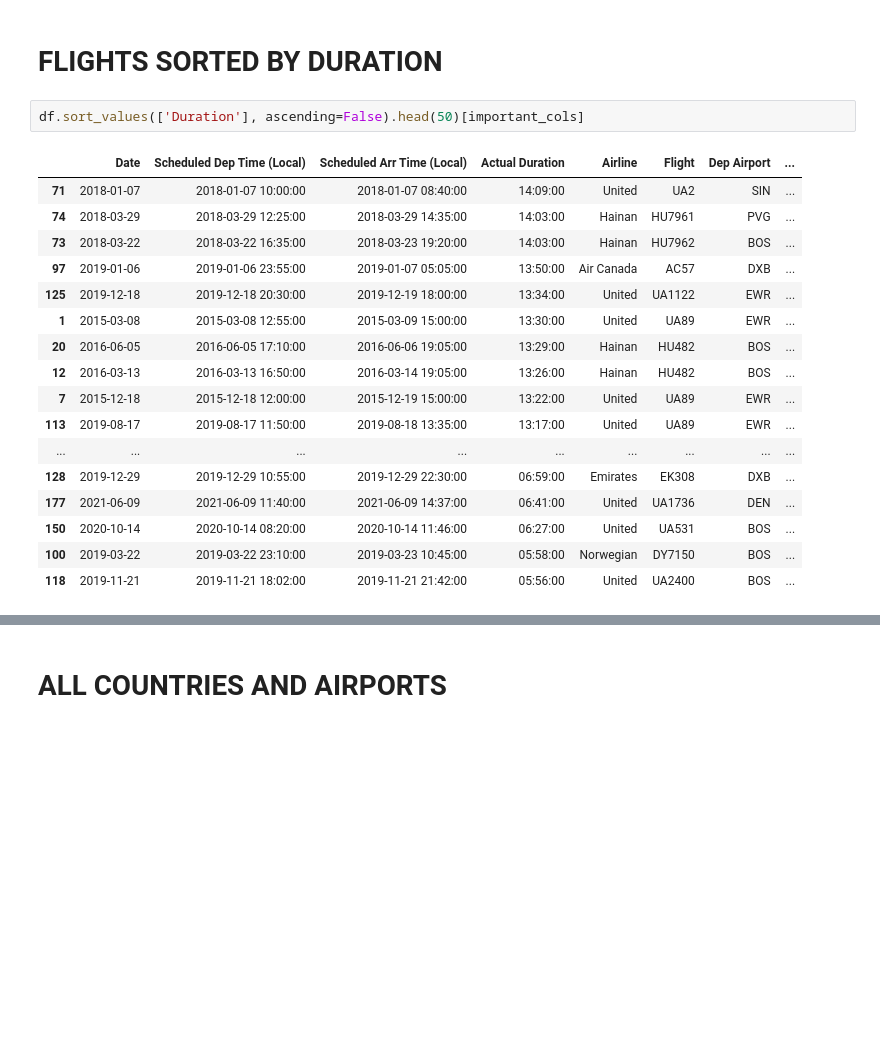
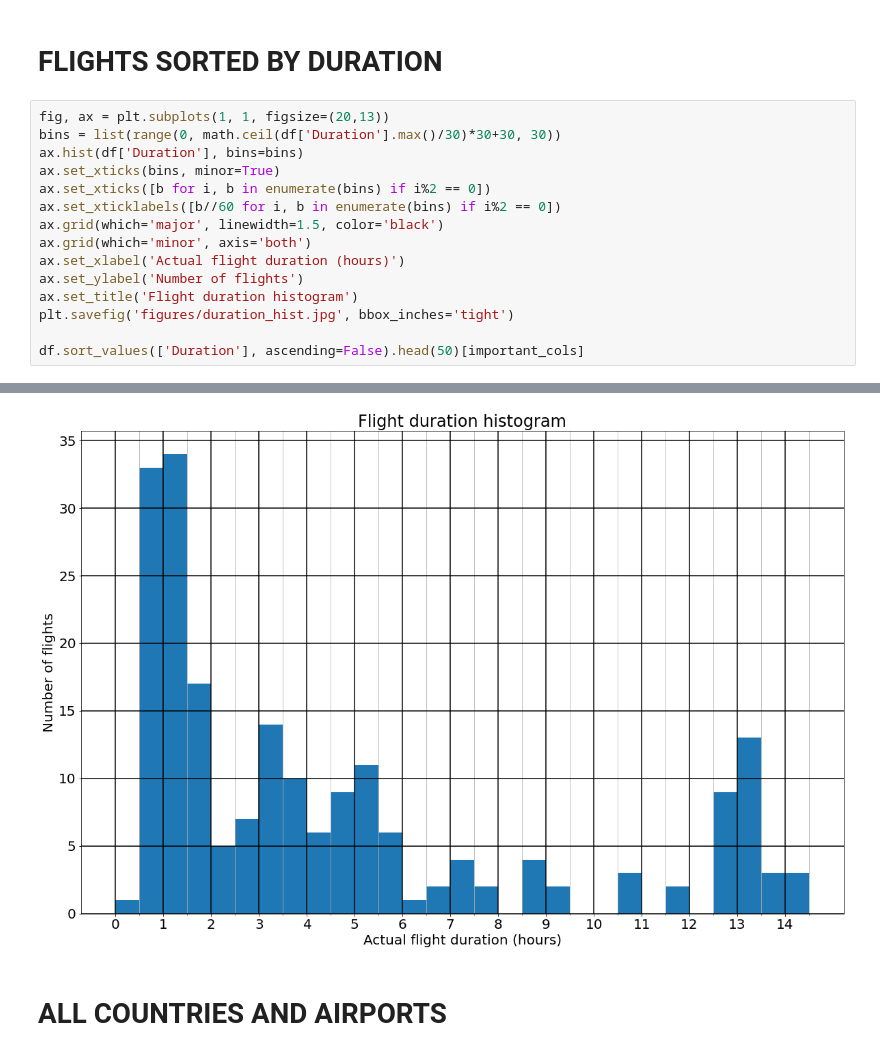
Before and after one commit to picrazy2/picrazy2.github.io, a Jupyter notebook: flightlog/flight log.ipynb, the cells around one changed output, grey strips where cells are left out. Cells and saved outputs as stored; diff of their text form; blank space fills up the shorter version.

```diff
--- a/flightlog/flight log.ipynb
+++ b/flightlog/flight log.ipynb
@@ -182,22 +189,18 @@ df.sort_values(['Distance'], ascending=True).head(50)[important_cols]
 # %% [markdown]
 # FLIGHTS SORTED BY DURATION
-# %%
-df.sort_values(['Duration'], ascending=False).head(50)[important_cols]
-# %% [output]
-|  | Date | Scheduled Dep Time (Local) | Scheduled Arr Time (Local) | Actual Duration | Airline | Flight | Dep Airport | ... |
-| 71 | 2018-01-07 | 2018-01-07 10:00:00 | 2018-01-07 08:40:00 | 14:09:00 | United | UA2 | SIN | ... |
-| 74 | 2018-03-29 | 2018-03-29 12:25:00 | 2018-03-29 14:35:00 | 14:03:00 | Hainan | HU7961 | PVG | ... |
-| 73 | 2018-03-22 | 2018-03-22 16:35:00 | 2018-03-23 19:20:00 | 14:03:00 | Hainan | HU7962 | BOS | ... |
-| 97 | 2019-01-06 | 2019-01-06 23:55:00 | 2019-01-07 05:05:00 | 13:50:00 | Air Canada | AC57 | DXB | ... |
-| 125 | 2019-12-18 | 2019-12-18 20:30:00 | 2019-12-19 18:00:00 | 13:34:00 | United | UA1122 | EWR | ... |
-| 1 | 2015-03-08 | 2015-03-08 12:55:00 | 2015-03-09 15:00:00 | 13:30:00 | United | UA89 | EWR | ... |
-| 20 | 2016-06-05 | 2016-06-05 17:10:00 | 2016-06-06 19:05:00 | 13:29:00 | Hainan | HU482 | BOS | ... |
-| 12 | 2016-03-13 | 2016-03-13 16:50:00 | 2016-03-14 19:05:00 | 13:26:00 | Hainan | HU482 | BOS | ... |
-| 7 | 2015-12-18 | 2015-12-18 12:00:00 | 2015-12-19 15:00:00 | 13:22:00 | United | UA89 | EWR | ... |
-| 113 | 2019-08-17 | 2019-08-17 11:50:00 | 2019-08-18 13:35:00 | 13:17:00 | United | UA89 | EWR | ... |
-| ... | ... | ... | ... | ... | ... | ... | ... | ... |
-| 128 | 2019-12-29 | 2019-12-29 10:55:00 | 2019-12-29 22:30:00 | 06:59:00 | Emirates | EK308 | DXB | ... |
-| 177 | 2021-06-09 | 2021-06-09 11:40:00 | 2021-06-09 14:37:00 | 06:41:00 | United | UA1736 | DEN | ... |
-| 150 | 2020-10-14 | 2020-10-14 08:20:00 | 2020-10-14 11:46:00 | 06:27:00 | United | UA531 | BOS | ... |
-| 100 | 2019-03-22 | 2019-03-22 23:10:00 | 2019-03-23 10:45:00 | 05:58:00 | Norwegian | DY7150 | BOS | ... |
-| 118 | 2019-11-21 | 2019-11-21 18:02:00 | 2019-11-21 21:42:00 | 05:56:00 | United | UA2400 | BOS | ... |
+# %%
+fig, ax = plt.subplots(1, 1, figsize=(20,13))
+bins = list(range(0, math.ceil(df['Duration'].max()/30)*30+30, 30))
+ax.hist(df['Duration'], bins=bins)
+ax.set_xticks(bins, minor=True)
+ax.set_xticks([b for i, b in enumerate(bins) if i%2 == 0])
+ax.set_xticklabels([b//60 for i, b in enumerate(bins) if i%2 == 0])
+ax.grid(which='major', linewidth=1.5, color='black')
+ax.grid(which='minor', axis='both')
+ax.set_xlabel('Actual flight duration (hours)')
+ax.set_ylabel('Number of flights')
+ax.set_title('Flight duration histogram')
+plt.savefig('figures/duration_hist.jpg', bbox_inches='tight')
+
+df.sort_values(['Duration'], ascending=False).head(50)[important_cols]
+# %% [output]
@@ -204,3 +224,4 @@ df.sort_values(['Duration'], ascending=False).head(50)[important_cols]
+[figure, added]
 # %% [markdown]
 # ALL COUNTRIES AND AIRPORTS
 # %%
```
Also changed, not shown: parts of 27 cells of this notebook, 22 other files.
